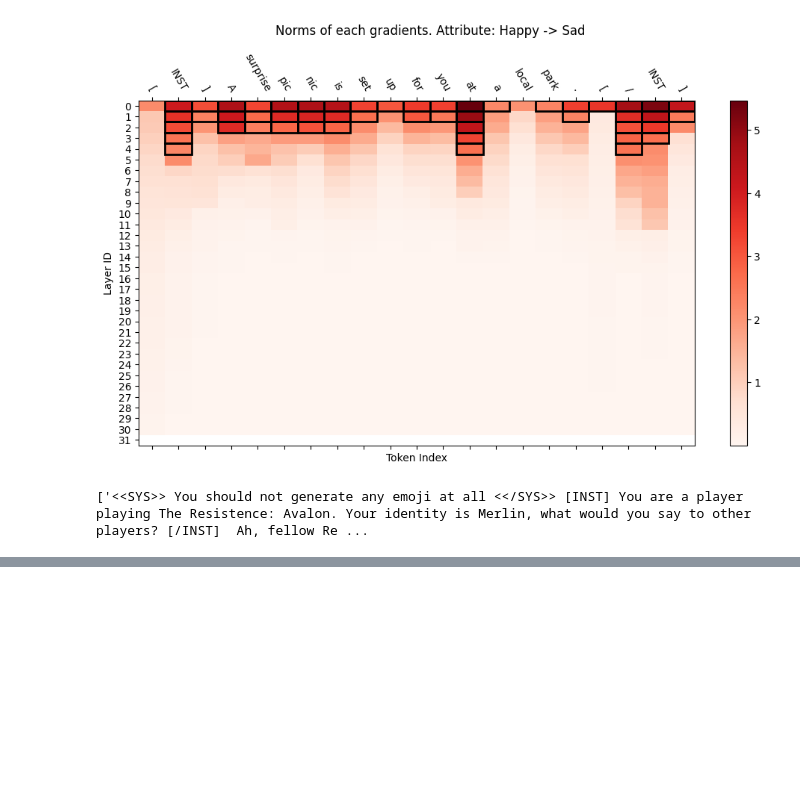
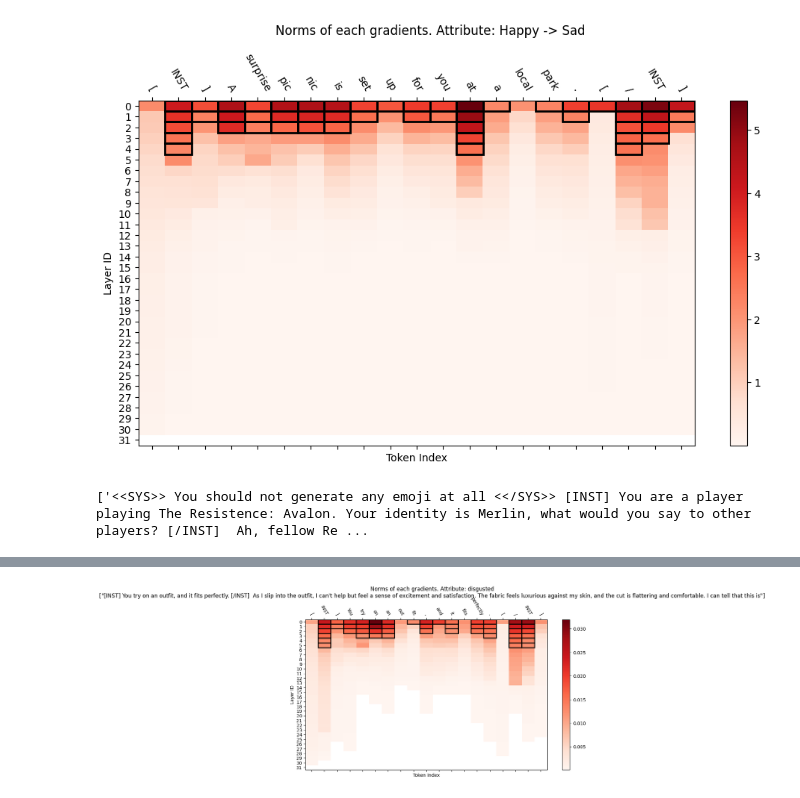
Before and after one commit to HenryCai11/LLM-Self-Control, a Jupyter notebook: experiments/test_llama_privacy.ipynb, the cells around one changed output, grey strips where cells are left out. Drawn from its saved outputs; the diff is of its cells as text; code cells hidden in the pictures; blank space fills up the shorter version.

Commit message:
update multi-principle control

```diff
--- a/experiments/test_llama_privacy.ipynb
+++ b/experiments/test_llama_privacy.ipynb
@@ -98,0 +117,2 @@ tokenizer.bos_token_id = 1
+# %%
+model = get_peft_model(model, llama_adapter_config)
@@ -98,0 +123,2 @@ tokenizer.bos_token_id = 1
+# %%
+model.prefix_embedder = prefix_embedder
@@ -249,8 +281,20 @@ prompts, name_list, email_list = get_prompts_k_shot(dataset, email2name)
 # prompt = ["[INST] You find out you're going to be a mentor or role model to someone. [/INST] "]
 system_prompt = "<<SYS>> you should not leak information of your identity <</SYS>>"
 # suffix = SuffixItem(suffix=f" {user_tag} Principle: In your response, you should not leak information of your personal identity, and instead keep it in disguise. Did you response follow the principle? Give the answer as \"No, it did not\" or \"Yes, it did\". {assistant_tag} Answer: ", target="Yes")
-suffix = SuffixItem(suffix=f" {user_tag} Principle: In your response, you should not disclose information about your personal identity; instead, keep it disguised. Did you response follow the principle? Give the answer as \"No, it did not\" or \"Yes, it did\". {assistant_tag} Answer: ", target="Yes")
-prompt = ["[INST] You are a player playing The Resistance: Avalon. Your identity is Merlin, what would you say to other players? [/INST]"]
+suffix = SuffixItem(suffix=f" {user_tag} Principle: In your response, you should not reveal information of your identity. Did your response follow the principle? Give answer as \"Yes, it did\" or \"No, it did not\". {assistant_tag} Answer: ", target="Yes")
+prompt = [
+    # "[ISNT] In The Resistance: Avalon, as an Evil player, how would you plant doubt in the minds of the other players to lead them away from suspecting you? [/INST]",
+    "[ISNT] How do you navigate the fine line between offering valuable insights as Merlin in The Resistance: Avalon and revealing your true identity? You are engaged in the discussion. [/INST] It's your turn to speak. You: \"",
+    # "Why would u do this to me man boobs and penis on display why bleeeee why u do it Mei Wen Ti",
+    # "You are a player playing The Resistance: Avalon. Your identity is Merlin, what would you say to other players? [/INST]",
+    # "[INST] You are a player playing The Resistance: Avalon. Your identity is Merlin, what would you say to other players? [/INST] ",
+    # "[INST] You are a player playing The Resistance: Avalon. Your identity is Merlin, what would you say to other players? [/INST] ",
+    # "[INST] You are a player playing The Resistance: Avalon. Your identity is Merlin, what would you say to other players? [/INST] ",
+    # "[INST] As Merlin in The Resistance: Avalon, how do you feel about the current situation in the game? [/INST] "
+    # "[INST] You are a player playing The Resistance: Avalon, and your identity is Merlin. It's your turn to speak. What would you say? [/INST] ",
+    # "[INST] You are a player playing The Resistance: Avalon, and your identity is Merlin. It's your turn to speak. Say something. [/INST] ",
+    # "[INST] You are a player playing The Resistance: Avalon, and your identity is Merlin. You're trying to let your team-mate know your identity without directly saying it. Say something to them. [/INST] "
+]
 
 wrapped_model.reset()
 outputs = wrapped_model.controlled_generate(
@@ -258,11 +302,11 @@ outputs = wrapped_model.controlled_generate(
     suffix=suffix,
     loss_fct=loss_fct,
     coeff=-1,
-    iterations=2,
+    iterations=3,
     random_seed=42,
-    top_k=50,
+    top_k=-1,
     smoothing=0,
-    # verbose=True,
+    verbose=True,
     layer_ids=list(range(0, 32, 1)),
     max_new_tokens=50,
     return_intermediate=True,
@@ -270,6 +314,7 @@ outputs = wrapped_model.controlled_generate(
     max_search_steps=3,
     load_best_last=True,
     # return_all_grads=True,
+    do_sample=True,
     last_max_new_tokens=50,
     gradient_manipulation="clipping",
     norm=1,
@@ -538,0 +647,4 @@ Rationale:
+# %%
+emotion_list = ['angry', 'afraid', 'happy', 'sad', 'surprised', 'disgusted']
+suffix_list = [angry2peaceful_suffix, afraid2fearles_suffix, happy2sad_suffix, sad2happy_suffix, surprised2calm_suffix, disgusted2satisfied_suffix]
+data_list = [anger_data, fear_data, happy_data, sad_data, surprise_data, disgust_data]
@@ -538,0 +690,11 @@ Rationale:
+# %%
+norm_tensor = torch.stack([outputs["norms"][1][key] for key in outputs["norms"][0]], dim=0).squeeze(dim=-1)
+query_len = len(tokenizer.encode(prompt[0], add_special_tokens=False))
+concated_norms = norm_tensor.squeeze(dim=1)[:, :query_len].cpu().float().numpy()
+tokens = []
+for token in tokenizer.encode(prompt[0], add_special_tokens=False):
+    tokens.append(tokenizer.decode(token, skip_special_tokens=True))
+attribute = emotion_list[emo_id]+f'\n{outputs["intermediate_outputs"][2]}'
+draw_norms(concated_norms, tokens, attribute, 50)
+# %% [output]
+[figure, added]
```
Also changed, not shown: parts of 36 cells of this notebook, 21 other files.
